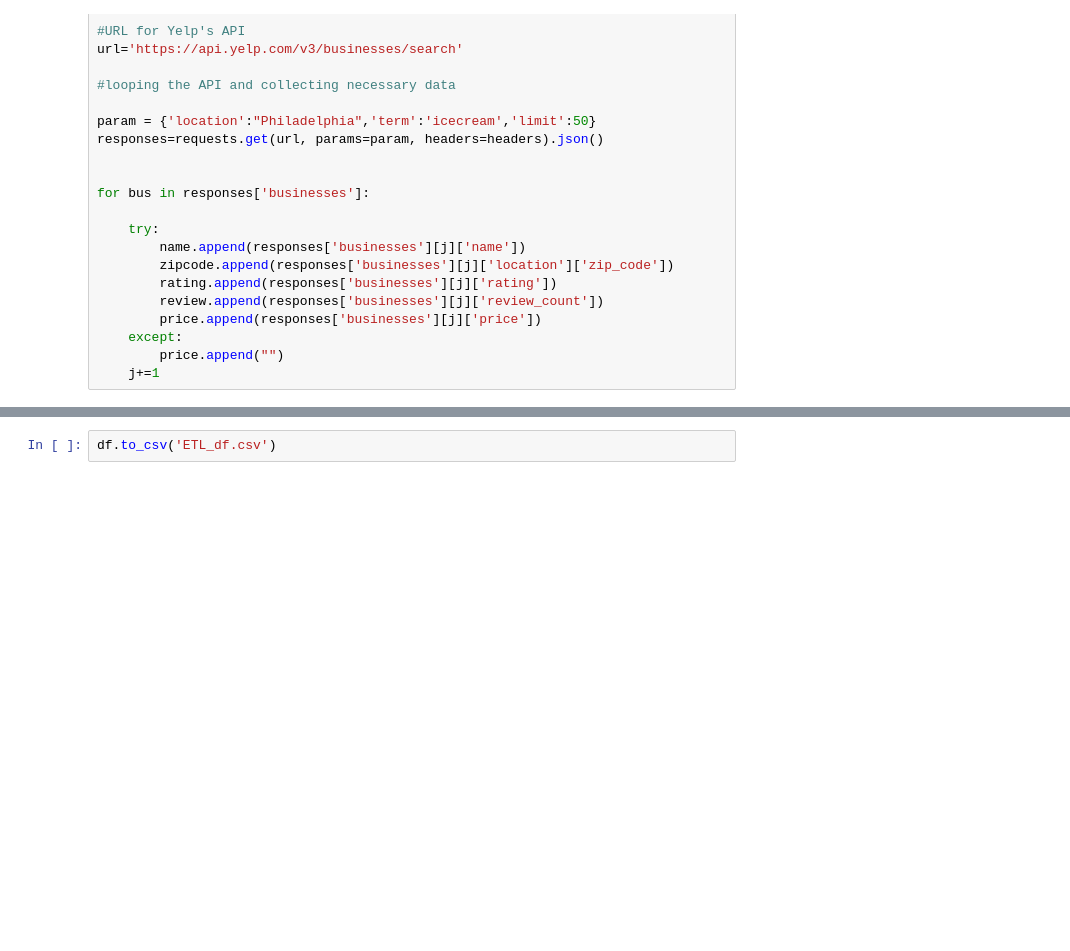
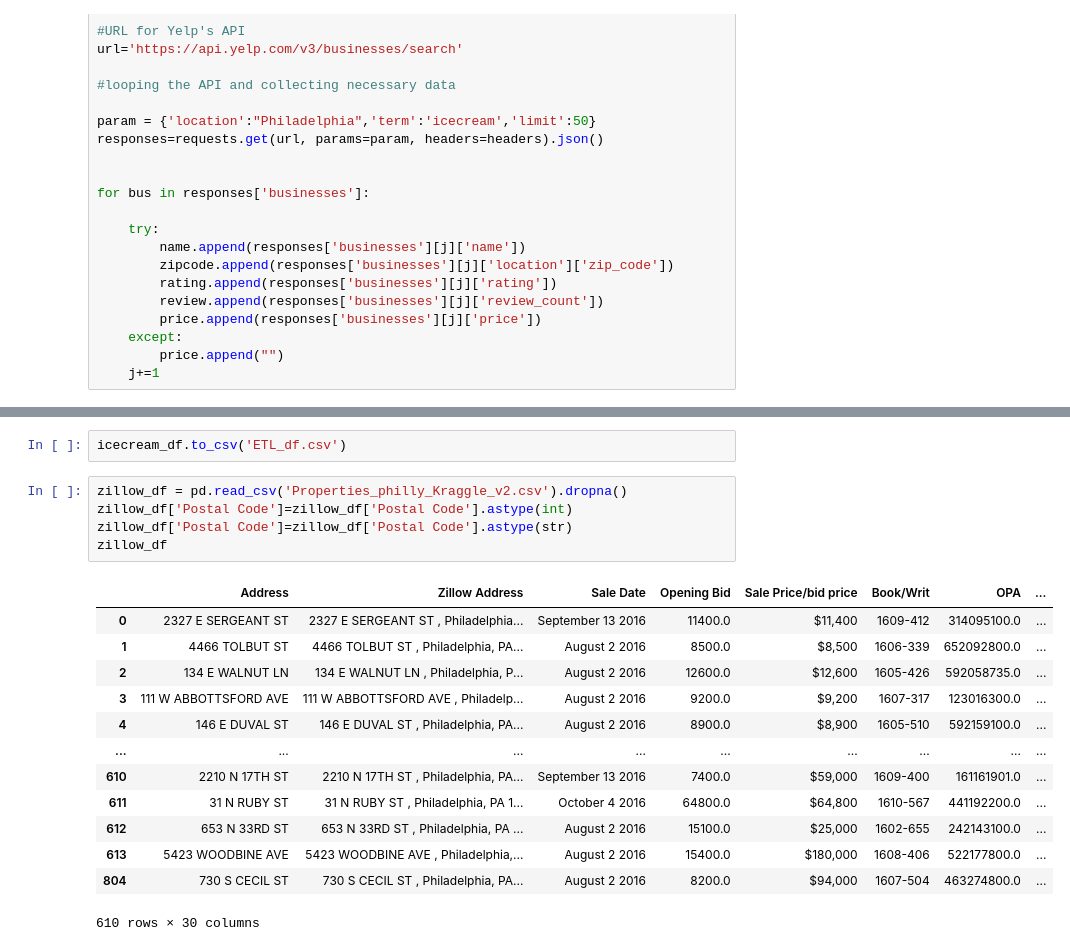
Before and after one commit to dylanjean/ETL-Project, a Jupyter notebook: Resources/icecream.ipynb, the cells around one changed output, grey strips where cells are left out. Cells and saved outputs as stored; diff of their text form; blank space fills up the shorter version.

```diff
--- a/Resources/icecream.ipynb
+++ b/Resources/icecream.ipynb
@@ -92,2 +87,21 @@ df
 # %%
-df.to_csv('ETL_df.csv')
+icecream_df.to_csv('ETL_df.csv')
+# %%
+zillow_df = pd.read_csv('Properties_philly_Kraggle_v2.csv').dropna()
+zillow_df['Postal Code']=zillow_df['Postal Code'].astype(int)
+zillow_df['Postal Code']=zillow_df['Postal Code'].astype(str)
+zillow_df
+# %% [output]
+|  | Address | Zillow Address | Sale Date | Opening Bid | Sale Price/bid price | Book/Writ | OPA | ... |
+| 0 | 2327 E SERGEANT ST | 2327 E SERGEANT ST , Philadelphia... | September 13 2016 | 11400.0 | $11,400 | 1609-412 | 314095100.0 | ... |
+| 1 | 4466 TOLBUT ST | 4466 TOLBUT ST , Philadelphia, PA... | August 2 2016 | 8500.0 | $8,500 | 1606-339 | 652092800.0 | ... |
+| 2 | 134 E WALNUT LN | 134 E WALNUT LN , Philadelphia, P... | August 2 2016 | 12600.0 | $12,600 | 1605-426 | 592058735.0 | ... |
+| 3 | 111 W ABBOTTSFORD AVE | 111 W ABBOTTSFORD AVE , Philadelp... | August 2 2016 | 9200.0 | $9,200 | 1607-317 | 123016300.0 | ... |
+| 4 | 146 E DUVAL ST | 146 E DUVAL ST , Philadelphia, PA... | August 2 2016 | 8900.0 | $8,900 | 1605-510 | 592159100.0 | ... |
+| ... | ... | ... | ... | ... | ... | ... | ... | ... |
+| 610 | 2210 N 17TH ST | 2210 N 17TH ST , Philadelphia, PA... | September 13 2016 | 7400.0 | $59,000 | 1609-400 | 161161901.0 | ... |
+| 611 | 31 N RUBY ST | 31 N RUBY ST , Philadelphia, PA 1... | October 4 2016 | 64800.0 | $64,800 | 1610-567 | 441192200.0 | ... |
+| 612 | 653 N 33RD ST | 653 N 33RD ST , Philadelphia, PA ... | August 2 2016 | 15100.0 | $25,000 | 1602-655 | 242143100.0 | ... |
+| 613 | 5423 WOODBINE AVE | 5423 WOODBINE AVE , Philadelphia,... | August 2 2016 | 15400.0 | $180,000 | 1608-406 | 522177800.0 | ... |
+| 804 | 730 S CECIL ST | 730 S CECIL ST , Philadelphia, PA... | August 2 2016 | 8200.0 | $94,000 | 1607-504 | 463274800.0 | ... |
+610 rows × 30 columns
```
Also changed, not shown: parts of 21 cells of this notebook, 2 other files.
